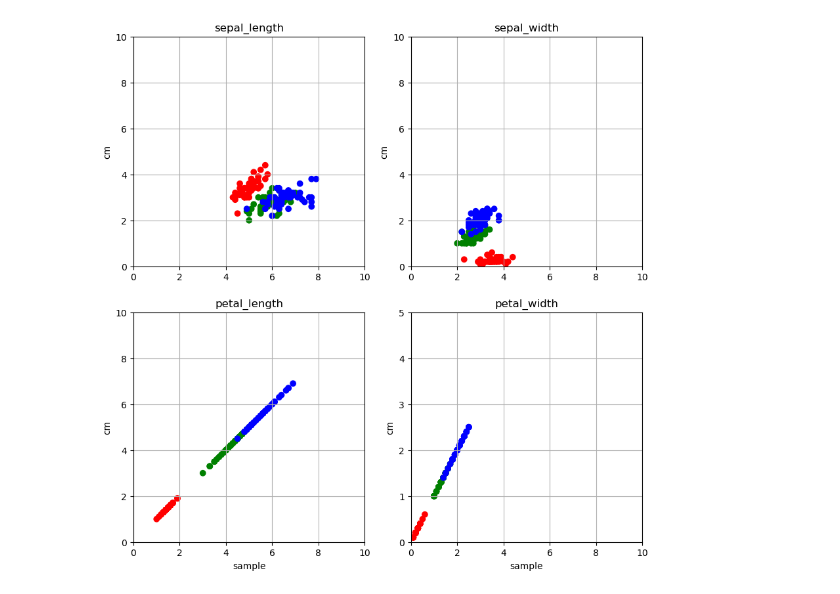
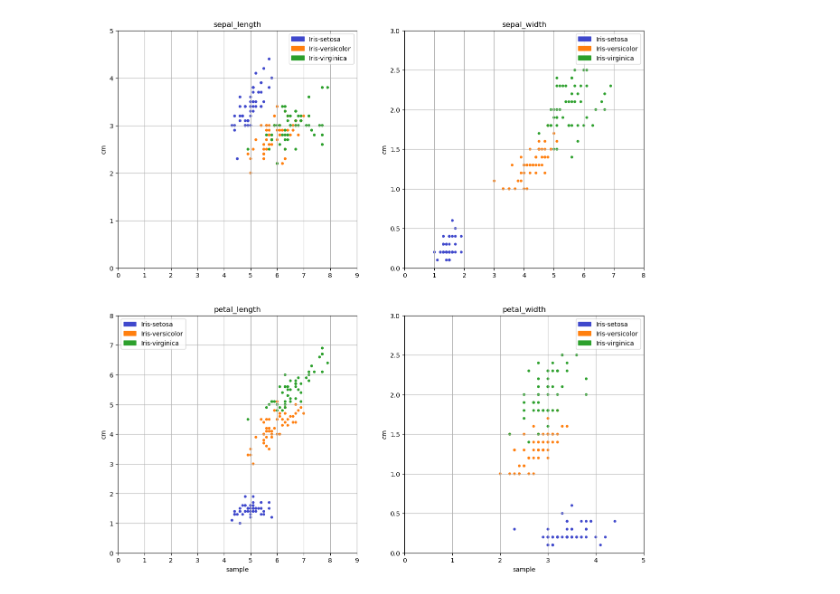
Before and after one commit to TheScarletArrow/python-mai, a Jupyter notebook: jupirer-1.ipynb, the cells around one changed output. Saved outputs shown, nothing was run; the diff lists cells and outputs as text; code cells hidden in the pictures.

```diff
--- a/jupirer-1.ipynb
+++ b/jupirer-1.ipynb
@@ -58,20 +41,33 @@ iris_color = data['iris_class']
 # %%
 # crate subplots
 import matplotlib.pyplot as plt
+import matplotlib.patches as mpatches
 
 #create subplots from each data columns
-fig, axs = plt.subplots(2, 2)
+fig, axs = plt.subplots(2, 2, figsize=(15, 15))
 
 # map each element from iris_color to a color
-colors = {'Iris-setosa': 'red', 'Iris-versicolor': 'green', 'Iris-virginica': 'blue'}
+colors = {'Iris-setosa': '#3f48cc', 'Iris-versicolor': '#ff7f0e', 'Iris-virginica': '#2ca02c'}
 # get color for each element in colors
 colors = [colors[x] for x in iris_color]
+#create color info
+red_patch = mpatches.Patch(color='#3f48cc', label='Iris-setosa')
+blue_patch = mpatches.Patch(color='#ff7f0e', label='Iris-versicolor')
+green_patch = mpatches.Patch(color='#2ca02c', label='Iris-virginica')
+
+
 
 # plot the data with colors
-axs[0, 0].scatter(sepal_length, sepal_width, c=colors)
-axs[0, 1].scatter(sepal_width, petal_width, c=colors)
-axs[1, 0].scatter(petal_length, petal_length,  c=colors)
-axs[1, 1].scatter(petal_width, petal_width,  c=colors)
+axs[0, 0].scatter(sepal_length, sepal_width, c=colors, s=12)
+axs[0, 1].scatter(petal_length, petal_width, c=colors, s=11)
+axs[1, 0].scatter(sepal_length, petal_length,  c=colors, s=11)
+axs[1, 1].scatter(sepal_width, petal_width,  c=colors, s=11)
+
+# add the legend for each plot
+axs[0, 0].legend(handles=[red_patch, blue_patch, green_patch])
+axs[0, 1].legend(handles=[red_patch, blue_patch, green_patch])
+axs[1, 0].legend(handles=[red_patch, blue_patch, green_patch])
+axs[1, 1].legend(handles=[red_patch, blue_patch, green_patch])
 
 # set the title
 axs[0, 0].set_title('sepal_length')
@@ -80,40 +76,42 @@ axs[1, 0].set_title('petal_length')
 axs[1, 1].set_title('petal_width')
 
 # set the x label
 axs[1, 0].set_xlabel('sample')
 axs[1, 1].set_xlabel('sample')
 
 # set the y label
 axs[0, 0].set_ylabel('cm')
 axs[0, 1].set_ylabel('cm')
 axs[1, 0].set_ylabel('cm')
 axs[1, 1].set_ylabel('cm')
 
 # set the x and y axis limit
-axs[0, 0].set_xlim([0, 10])
-axs[0, 0].set_ylim([0, 10])
+axs[0, 0].set_xlim([0, 9])
+axs[0, 0].set_ylim([0, 5])
 
-axs[0, 1].set_xlim([0, 10])
-axs[0, 1].set_ylim([0, 10])
+axs[0, 1].set_xlim([0, 8])
+axs[0, 1].set_ylim([0, 3])
 
-axs[1, 0].set_xlim([0, 10])
-axs[1, 0].set_ylim([0, 10])
+axs[1, 0].set_xlim([0, 9])
+axs[1, 0].set_ylim([0, 8])
 
-axs[1, 1].set_xlim([0, 10])
-axs[1, 1].set_ylim([0, 5])
+axs[1, 1].set_xlim([0, 5])
+axs[1, 1].set_ylim([0, 3])
 
 
 
 # set the grid
 axs[0, 0].grid()
 axs[0, 1].grid()
 axs[1, 0].grid()
 axs[1, 1].grid()
 
 # set the figure size
-fig.set_size_inches(10, 10)
+fig.set_size_inches(15, 15)
+
+
 
 # show the plot
 plt.show()
 # %% [output]
-[figure, old version]
+[figure, new version]
```
Also changed, not shown: parts of 5 cells of this notebook, 2 other files.
